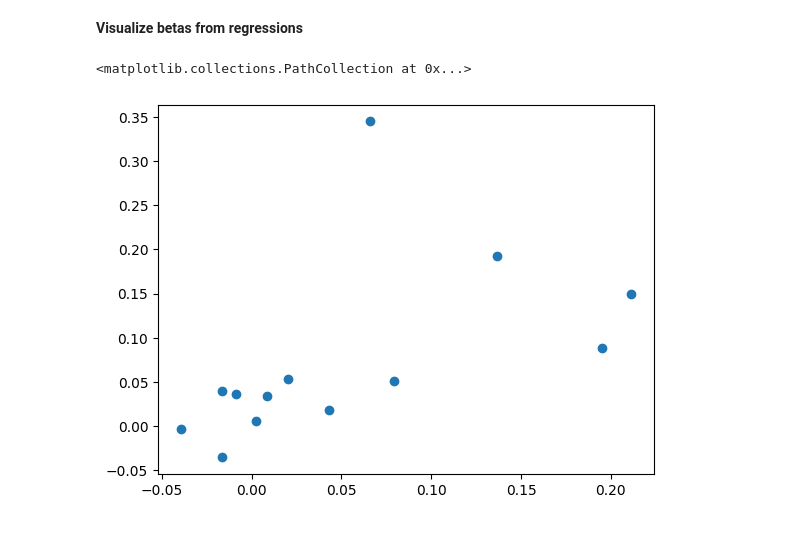
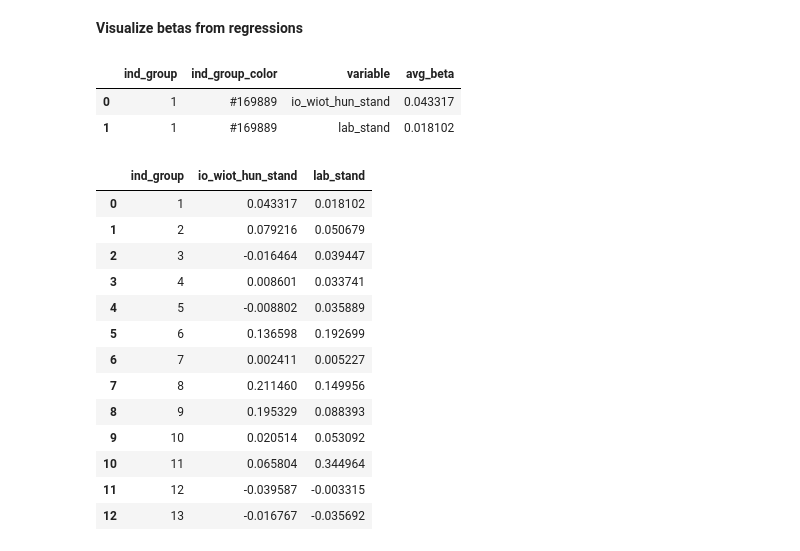
Before and after one commit to sandorjuhasz/coagglomeration, a Jupyter notebook: code/02_supplementary_figures.ipynb, the cells around one changed output. Saved outputs shown, nothing was run; the diff lists cells and outputs as text; code cells hidden in the pictures.

```diff
--- a/code/02_supplementary_figures.ipynb
+++ b/code/02_supplementary_figures.ipynb
@@ -889,13 +889,31 @@ betas_group = betas_df.groupby(["ind_group", "variable"]).agg(
     avg_beta = pd.NamedAgg("beta", "mean")
 ).reset_index()
+# %%
+betas_group.head(2)
+# %% [output]
+|  | ind_group | ind_group_color | variable | avg_beta |
+| 0 | 1 | #169889 | io_wiot_hun_stand | 0.043317 |
+| 1 | 1 | #169889 | lab_stand | 0.018102 |
 # %%
 betas_group = betas_group.pivot(index='ind_group', columns='variable', values='avg_beta').reset_index()
 
 # rename columns if needed
 betas_group.columns.name = None
 betas_group.columns = ['ind_group', 'io_wiot_hun_stand', 'lab_stand']
-# %%
-plt.scatter(betas_group["io_wiot_hun_stand"], betas_group["lab_stand"])
-# %% [output]
-<matplotlib.collections.PathCollection at 0x...>
-[figure, removed]
+# %%
+betas_group
+# %% [output]
+|  | ind_group | io_wiot_hun_stand | lab_stand |
+| 0 | 1 | 0.043317 | 0.018102 |
+| 1 | 2 | 0.079216 | 0.050679 |
+| 2 | 3 | -0.016464 | 0.039447 |
+| 3 | 4 | 0.008601 | 0.033741 |
+| 4 | 5 | -0.008802 | 0.035889 |
+| 5 | 6 | 0.136598 | 0.192699 |
+| 6 | 7 | 0.002411 | 0.005227 |
+| 7 | 8 | 0.211460 | 0.149956 |
+| 8 | 9 | 0.195329 | 0.088393 |
+| 9 | 10 | 0.020514 | 0.053092 |
+| 10 | 11 | 0.065804 | 0.344964 |
+| 11 | 12 | -0.039587 | -0.003315 |
+| 12 | 13 | -0.016767 | -0.035692 |
```
Also changed, not shown: parts of 2 cells of this notebook, 1 other file.
